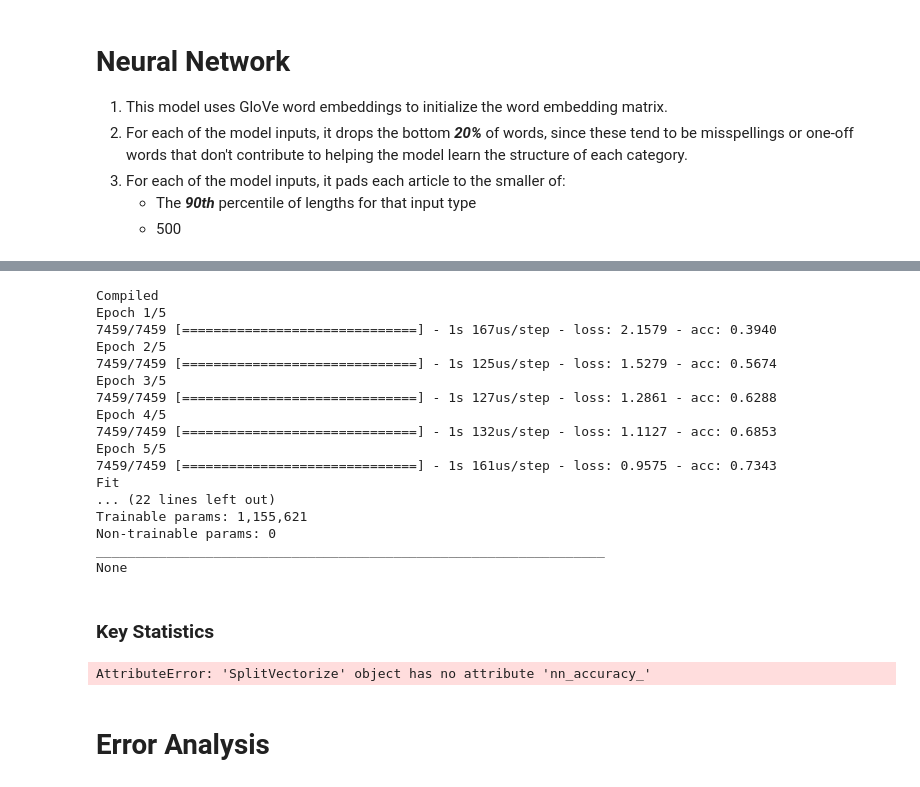
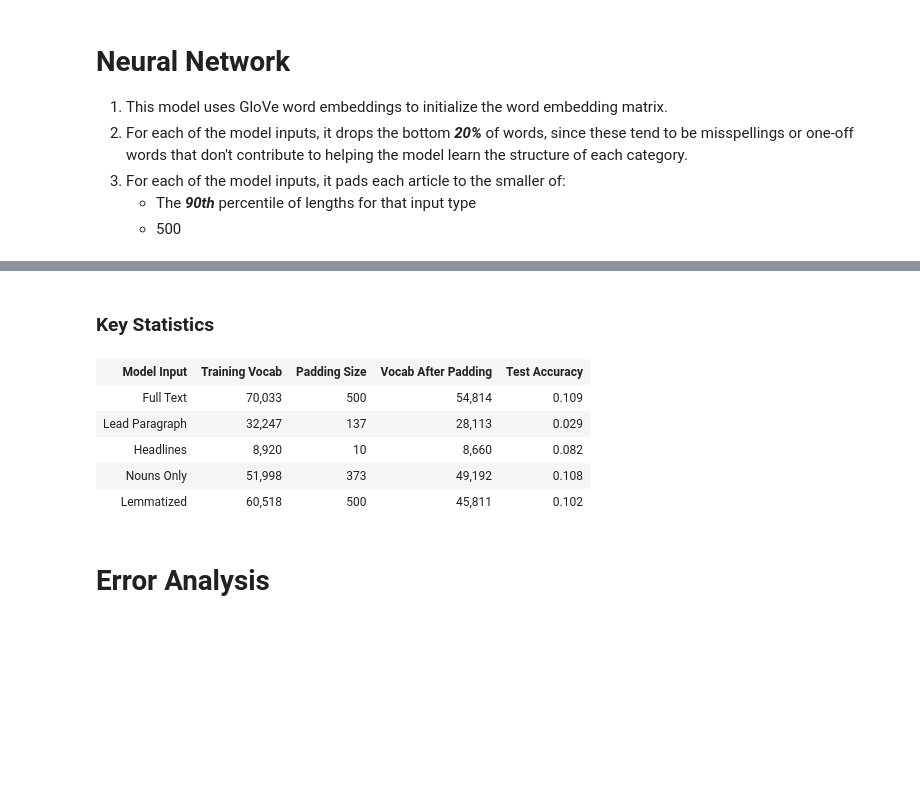
Before and after one commit to carmen16/news-article-topic-classification, a Jupyter notebook: Code_Walkthrough.ipynb, the cells around one changed output, grey strips where cells are left out. Cells and saved outputs as stored; diff of their text form; code cells hidden in the pictures; blank space fills up the shorter version.

```diff
--- a/Final_Project.ipynb
+++ b/Code_Walkthrough.ipynb
@@ -303,7 +279,7 @@ Headlines:
 # %%
-nn.neural_net(full_text)
-#for x in all_inputs:
-    #nn.neural_net(x)
+#nn.neural_net(full_text)
+for x in all_inputs:
+    nn.neural_net(x)
 # %% [output]
 Compiled
 Epoch 1/5
@@ -322,40 +298,25 @@ Trainable params: 9,966,421
 Non-trainable params: 0
 _________________________________________________________________
 None
-# %%
-nn.neural_net(headlines)
-# %% [output]
-Compiled
-Epoch 1/5
-7459/7459 [==============================] - 1s 167us/step - loss: 2.1579 - acc: 0.3940
-Epoch 2/5
-7459/7459 [==============================] - 1s 125us/step - loss: 1.5279 - acc: 0.5674
-Epoch 3/5
-7459/7459 [==============================] - 1s 127us/step - loss: 1.2861 - acc: 0.6288
-Epoch 4/5
-7459/7459 [==============================] - 1s 132us/step - loss: 1.1127 - acc: 0.6853
-Epoch 5/5
-7459/7459 [==============================] - 1s 161us/step - loss: 0.9575 - acc: 0.7343
-Fit
-... (22 lines left out)
-Trainable params: 1,155,621
-Non-trainable params: 0
-_________________________________________________________________
-None
 # %% [markdown]
 ### Key Statistics
 # %%
 html = '<table><th>Model Input</th><th>Training Vocab</th><th>Padding Size</th>'
 html += '<th>Vocab After Padding</th><th>Test Accuracy</th>'
 
 for x in all_inputs:
-    html += '<tr><td>{}</td><td>{:,}</td><td>{:,}</td>'.format(x.name_, x.train_vocab_size_ * 0.8, x.train_ids.shape[1])
-    html += '<td>{:.3f}</td></tr>'.format(x.nn_accuracy_)
+    html += '<tr><td>{}</td><td>{:,}</td><td>{:,}</td>'.format(x.name_, int(round(x.train_vocab_size_ * 0.8, 0)), x.train_ids.shape[1])
+    html += '<td>{:,}</td><td>{:.3f}</td></tr>'.format(x.nn_effective_vocab_, x.nn_accuracy_)
 
 html += '</table>'
 display(HTML(html))
 # %% [output]
-AttributeError: 'SplitVectorize' object has no attribute 'nn_accuracy_'
+| Model Input | Training Vocab | Padding Size | Vocab After Padding | Test Accuracy |
+| Full Text | 70,033 | 500 | 54,814 | 0.109 |
+| Lead Paragraph | 32,247 | 137 | 28,113 | 0.029 |
+| Headlines | 8,920 | 10 | 8,660 | 0.082 |
+| Nouns Only | 51,998 | 373 | 49,192 | 0.108 |
+| Lemmatized | 60,518 | 500 | 45,811 | 0.102 |
 # %% [markdown]
 # Error Analysis
 # %%
```
Also changed, not shown: parts of 5 cells of this notebook, 2 other files.
